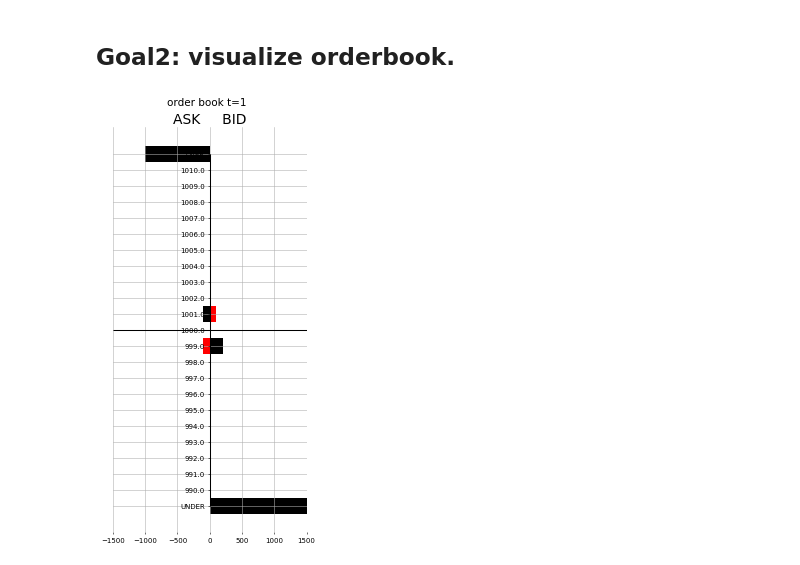
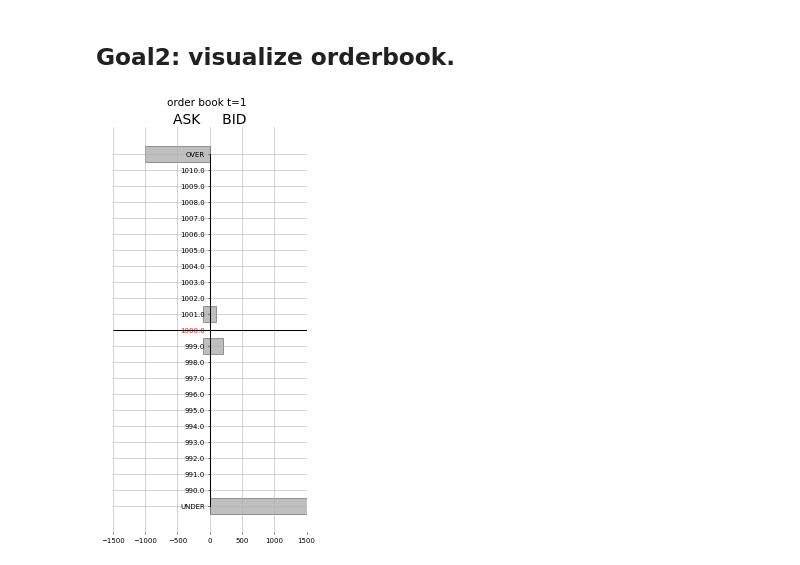
Before and after one commit to ryuji-hashimoto0110/pamsenvs, a Jupyter notebook: logs/explain_drawing_orderbook.ipynb, the cells around one changed output. Saved outputs shown, nothing was run; the diff lists cells and outputs as text; code cells hidden in the pictures.

```diff
--- a/logs/explain_drawing_orderbook.ipynb
+++ b/logs/explain_drawing_orderbook.ipynb
@@ -193,31 +193,36 @@ orderbook_df
 # %%
 t=1
 prices_w_str: Series = orderbook_df.index.values
 prices: Series = prices_w_str.copy()
 prices[0] = prices_w_str[1] + tick_size
 prices[-1] = prices_w_str[-2] - tick_size
 fig = plt.figure(figsize=(5,10), dpi=50, facecolor="w")
 fig.suptitle(f"order book t={t}", size=15)
 ax1: plt.Axes = fig.add_subplot(1,1,1)
 ax1.grid()
 sell_volumes: Series = orderbook_df["limit sell order volume"]
 buy_volumes: Series = orderbook_df["limit buy order volume"]
 marketorder_volumes: Series = orderbook_df["market order volume"]
 ax1.vlines(0, prices[0], prices[-1], colors="black")
-ax1.barh(prices, buy_volumes, align="center", height=1.0, color="black")
-ax1.barh(prices, sell_volumes, align="center", height=1.0, color="black")
-ax1.barh(prices, marketorder_volumes, align="center", height=1.0, color="red")
+ax1.barh(prices, buy_volumes, align="center", height=1.0,
+        color="gray", edgecolor="black", alpha=0.5)
+ax1.barh(prices, sell_volumes, align="center", height=1.0,
+        color="gray", edgecolor="black", alpha=0.5)
+ax1.barh(prices, marketorder_volumes, align="center", height=1.0,
+        color="gray", edgecolor="black", alpha=0.5)
 #ax1.set_ylim([prices[-1]+4*tick_size, prices[0]-4*tick_size])
 ax1.set_yticks(list(prices))
 ax1.set_yticklabels(list(prices_w_str))
 max_volume: int = (sell_volumes.abs() + buy_volumes + marketorder_volumes).sort_values().values[-1]
 ax1.set_xlim([-max_volume, max_volume])
 ax1.hlines(mid_price, -max_volume, max_volume, color="black")
 ax1.set_title(f"ASK     BID", size=20)
 for p in ["left", "top", "right", "bottom"]:
     ax1.spines[p].set_visible(False)
     if p == "left":
         ax1.spines[p].set_position("zero")
+labels = ax1.get_yticklabels()
+labels[11].set_color("tab:red")
 fig.subplots_adjust(top=0.92, hspace=0.2)
 # %% [output]
-[figure, old version]
+[figure, new version]
```
Also changed, not shown: parts of 4 cells of this notebook.
